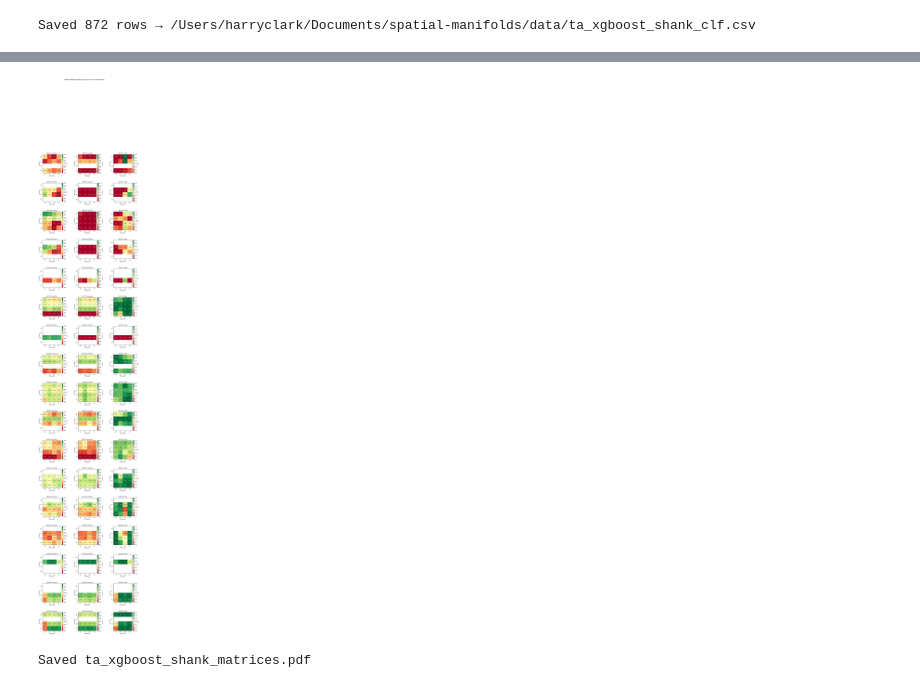
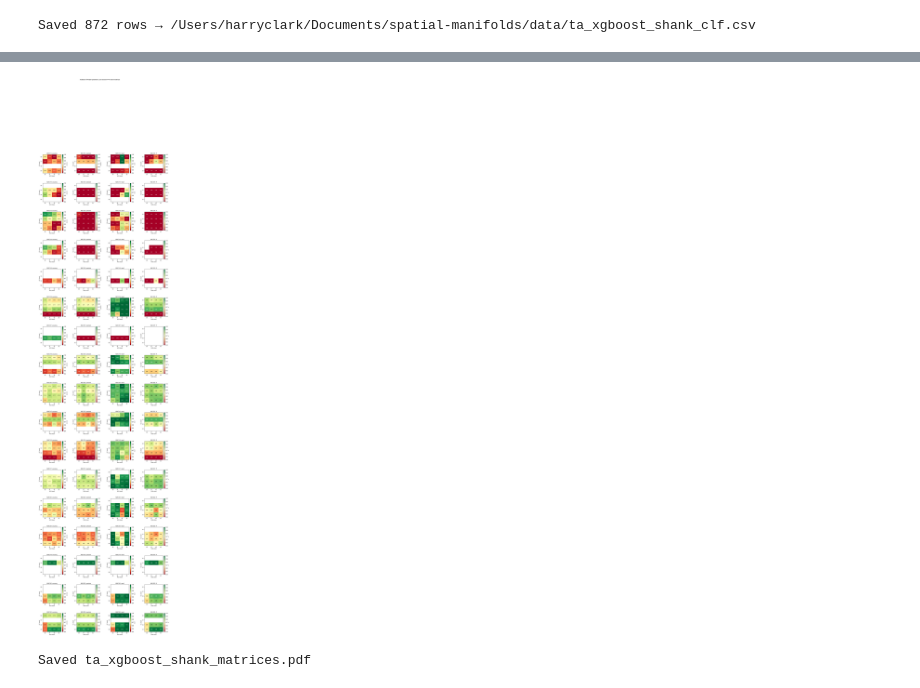
Before and after one commit to HDClark94/spatial-manifolds, a Jupyter notebook: scripts/figures/figure_6_task_anchoring/task_anchoring_agreement_across_shanks.ipynb, the cells around one changed output, grey strips where cells are left out. Saved outputs shown, nothing was run; the diff lists cells and outputs as text; code cells hidden in the pictures.

```diff
--- a/scripts/figures/figure_6_task_anchoring/task_anchoring_agreement_across_shanks.ipynb
+++ b/scripts/figures/figure_6_task_anchoring/task_anchoring_agreement_across_shanks.ipynb
@@ -46,7 +46,8 @@ _CLF_COLS = ['mouse', 'day', 'gc_cluster_id', 'gc_shank', 'sc_x', 'sc_x_bin',
              'cov_shank', 'shank_dist', 'pR2', 'accuracy', 'precision', 'recall',
              'n_trials', 'n_ngs_cells', 'pR2_ta', 'pR2_nta',
              'accuracy_ta', 'precision_ta', 'recall_ta',
-             'accuracy_nta', 'precision_nta', 'recall_nta']
+             'accuracy_nta', 'precision_nta', 'recall_nta',
+             'pR2_pos', 'pR2_pos_ta', 'pR2_pos_nta']
 
 def cache_path(mouse_id, day_id):
     return os.path.join(CACHE_DIR, f'M{mouse_id}_D{day_id:02d}_clf.pkl')
@@ -385,20 +544,24 @@ print(f"Saved {len(clf_df)} rows → {save_path}")
 Saved 872 rows → /Users/harryclark/Documents/spatial-manifolds/data/ta_xgboost_shank_clf.csv
 # %%
 
-# ── Per-session 4×4 accuracy matrices  (rows=GC shank, cols=NGS shank) ───
+# ── Per-session 4×4 matrices  (rows=GC shank, cols=NGS shank) ───────────
 import matplotlib.pyplot as plt
 import numpy as np
+
+if 'f1' not in clf_df.columns:
+    _denom = (clf_df['precision'] + clf_df['recall']).replace(0, np.nan)
+    clf_df['f1'] = 2 * clf_df['precision'] * clf_df['recall'] / _denom
 
 valid_sess_list = (
     clf_df[['mouse','day']].drop_duplicates().sort_values(['mouse','day']).values
 )
 n_sess  = len(valid_sess_list)
 shanks  = [0, 1, 2, 3]
-metrics = ['accuracy', 'precision', 'recall']
+metrics = ['accuracy', 'precision', 'recall', 'f1']
 cmap    = 'RdYlGn'
 vmin, vmax = 0.4, 1.0
 
-fig, axes = plt.subplots(n_sess, 3, figsize=(13, 3.8 * n_sess),
+fig, axes = plt.subplots(n_sess, 4, figsize=(17, 3.8 * n_sess),
                          gridspec_kw={'wspace': 0.38, 'hspace': 0.55})
 if n_sess == 1:
     axes = axes[np.newaxis, :]
@@ -414,32 +577,32 @@ for row_i, (mouse_id, day_id) in enumerate(valid_sess_list):
             for j, cov_s in enumerate(shanks):
                 vals = sess[(sess['gc_shank'] == gc_s) &
                             (sess['cov_shank'] == cov_s)][metric].dropna()
                 if len(vals):
                     mat[i, j] = vals.mean()
 
         ax = axes[row_i, col_i]
         im = ax.imshow(mat, cmap=cmap, vmin=vmin, vmax=vmax,
                        aspect='equal', interpolation='nearest')
         for i in range(4):
             for j in range(4):
                 if not np.isnan(mat[i, j]):
                     txt_color = 'k' if 0.52 < mat[i, j] < 0.88 else 'w'
                     ax.text(j, i, f'{mat[i,j]:.2f}',
                             ha='center', va='center', fontsize=8, color=txt_color)
         ax.set_xticks(range(4)); ax.set_xticklabels(tick_labels, fontsize=8)
         ax.set_yticks(range(4)); ax.set_yticklabels(tick_labels, fontsize=8)
         ax.set_xlabel('NGS shank', fontsize=8)
         ax.set_ylabel('GC shank', fontsize=8)
         ax.set_title(f'M{int(mouse_id)} D{int(day_id)}  {metric}', fontsize=9)
         plt.colorbar(im, ax=ax, fraction=0.046, pad=0.04).set_label(metric, fontsize=7)
 
 plt.suptitle('XGBoost TA-label prediction: per-session 4×4 shank matrices',
              fontsize=11, y=1.002)
 os.makedirs(fig_path, exist_ok=True)
 plt.savefig(fig_path + 'ta_xgboost_shank_matrices.pdf', dpi=150, bbox_inches='tight')
 plt.show()
 print("Saved ta_xgboost_shank_matrices.pdf")
 # %% [output]
 [interactive output not drawn]
-[figure, old version]
+[figure, new version]
 Saved ta_xgboost_shank_matrices.pdf
```
Also changed, not shown: parts of 7 cells of this notebook, 26 other files.
